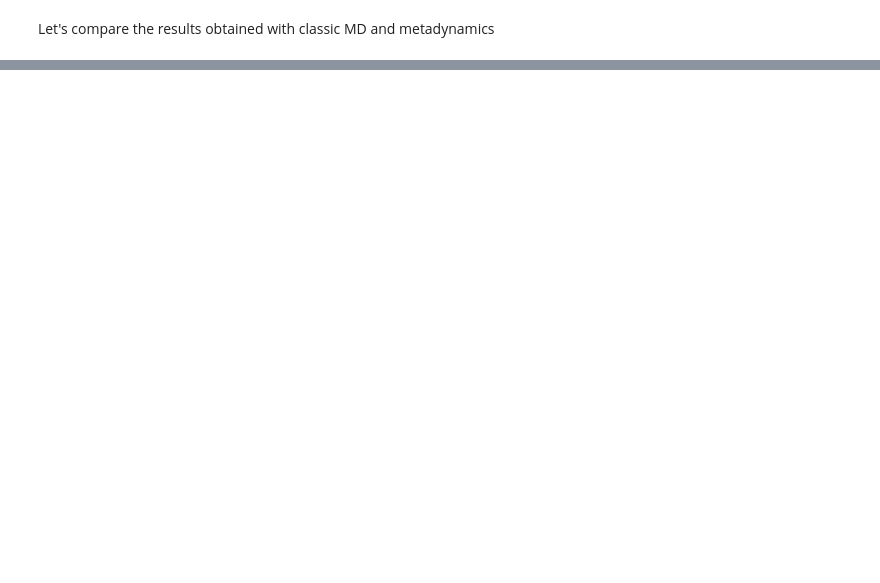
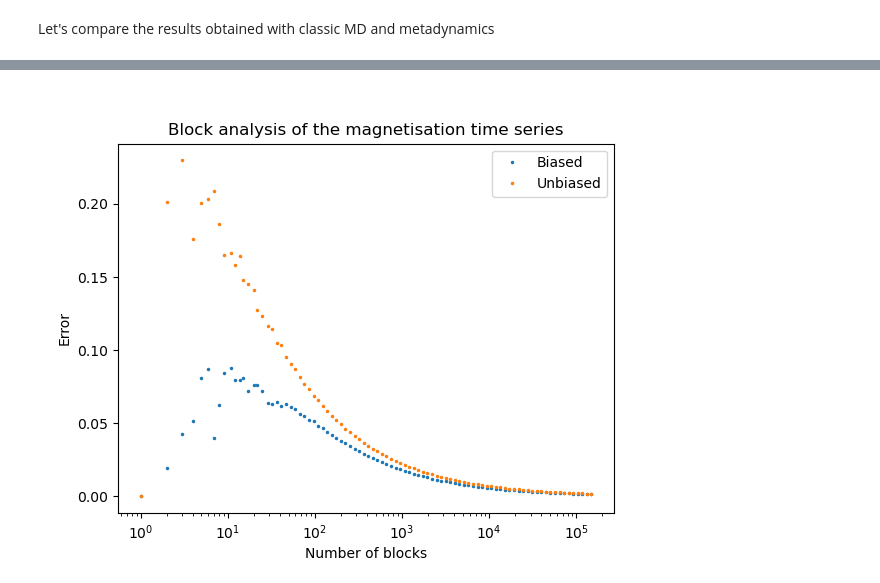
Before and after one commit to giusSacco/StatMech, a Jupyter notebook: Enhanched_sampling/Metadynamics.ipynb, the cells around one changed output, grey strips where cells are left out. Saved outputs shown, nothing was run; the diff lists cells and outputs as text; code cells hidden in the pictures; blank space fills up the shorter version.

```diff
--- a/Enhanched_sampling/Metadynamics.ipynb
+++ b/Enhanched_sampling/Metadynamics.ipynb
@@ -280,0 +314,23 @@ np.savetxt('M_time_series_unbiased.txt', M_time_series_unbiased[::100])
+# %%
+# Let's perform a block analysis of the magnetisation time series spanning on n_blocks
+t_series = M_time_series
+# We use a set to avoid repetitions
+list_of_n_blocks = list(set(np.geomspace(1, len(t_series), 100, dtype=int)))
+# Block analysis
+list_of_means, list_of_errors = block_analysis(t_series, list_of_n_blocks)
+
+# Same for the unbiased time series
+t_series = M_time_series_unbiased
+list_of_means_unbiased, list_of_errors_unbiased = block_analysis(t_series, list_of_n_blocks)
+# %%
+plt.figure()
+plt.title('Block analysis of the magnetisation time series')
+plt.plot(list_of_n_blocks, list_of_errors, linestyle='None', marker='.', markersize=3, label = 'Biased')
+plt.plot(list_of_n_blocks, list_of_errors_unbiased, linestyle='None', marker='.', markersize=3, label = 'Unbiased')
+plt.xscale('log')
+plt.xlabel('Number of blocks')
+plt.ylabel('Error')
+plt.legend()
+plt.show()
+# %% [output]
+[figure, added]
```
Also changed, not shown: parts of 13 cells of this notebook.
